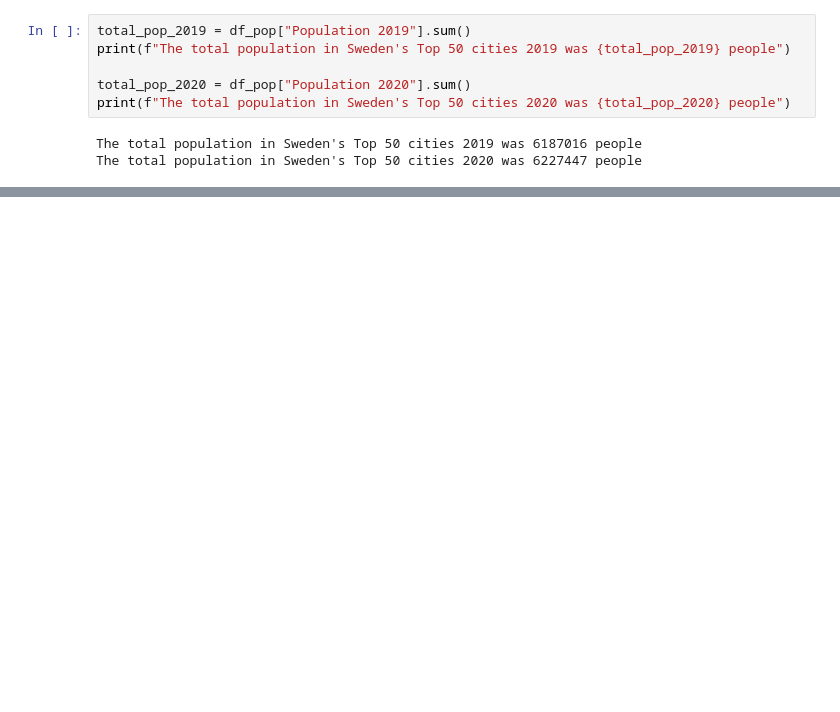
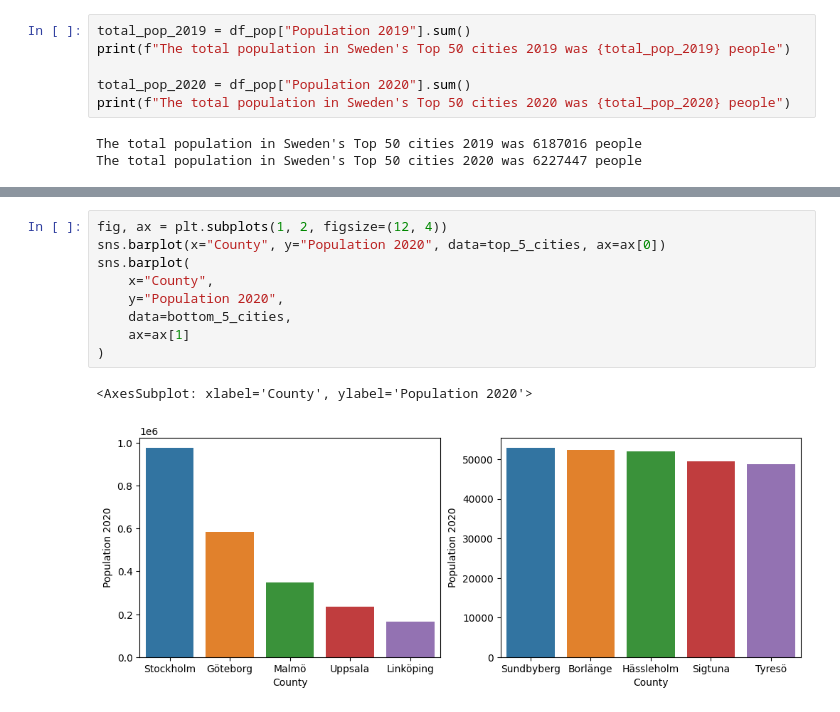
Before and after one commit to SCGlass/Data-Processing-Sam-Glass, a Jupyter notebook: Exercises/E00-Panda_fundamentals.ipynb, the cells around one changed output, grey strips where cells are left out. Cells and saved outputs as stored; diff of their text form; blank space fills up the shorter version.

```diff
--- a/Exercises/E00-Panda_fundamentals.ipynb
+++ b/Exercises/E00-Panda_fundamentals.ipynb
@@ -358,6 +358,18 @@ bottom_5_cities
 | 47 | 48 | 48 | Hässleholm | 52010 | 52145 | -135 |
 | 48 | 49 | 49 | Sigtuna | 49537 | 48964 | 573 |
 | 49 | 50 | 50 | Tyresö | 48678 | 48333 | 345 |
+# %%
+fig, ax = plt.subplots(1, 2, figsize=(12, 4))
+sns.barplot(x="County", y="Population 2020", data=top_5_cities, ax=ax[0])
+sns.barplot(
+    x="County",
+    y="Population 2020",
+    data=bottom_5_cities,
+    ax=ax[1]
+)
+# %% [output]
+<AxesSubplot: xlabel='County', ylabel='Population 2020'>
+[figure, added]
 # %% [markdown]
 ---
 
```
Also changed, not shown: parts of 9 cells of this notebook.
